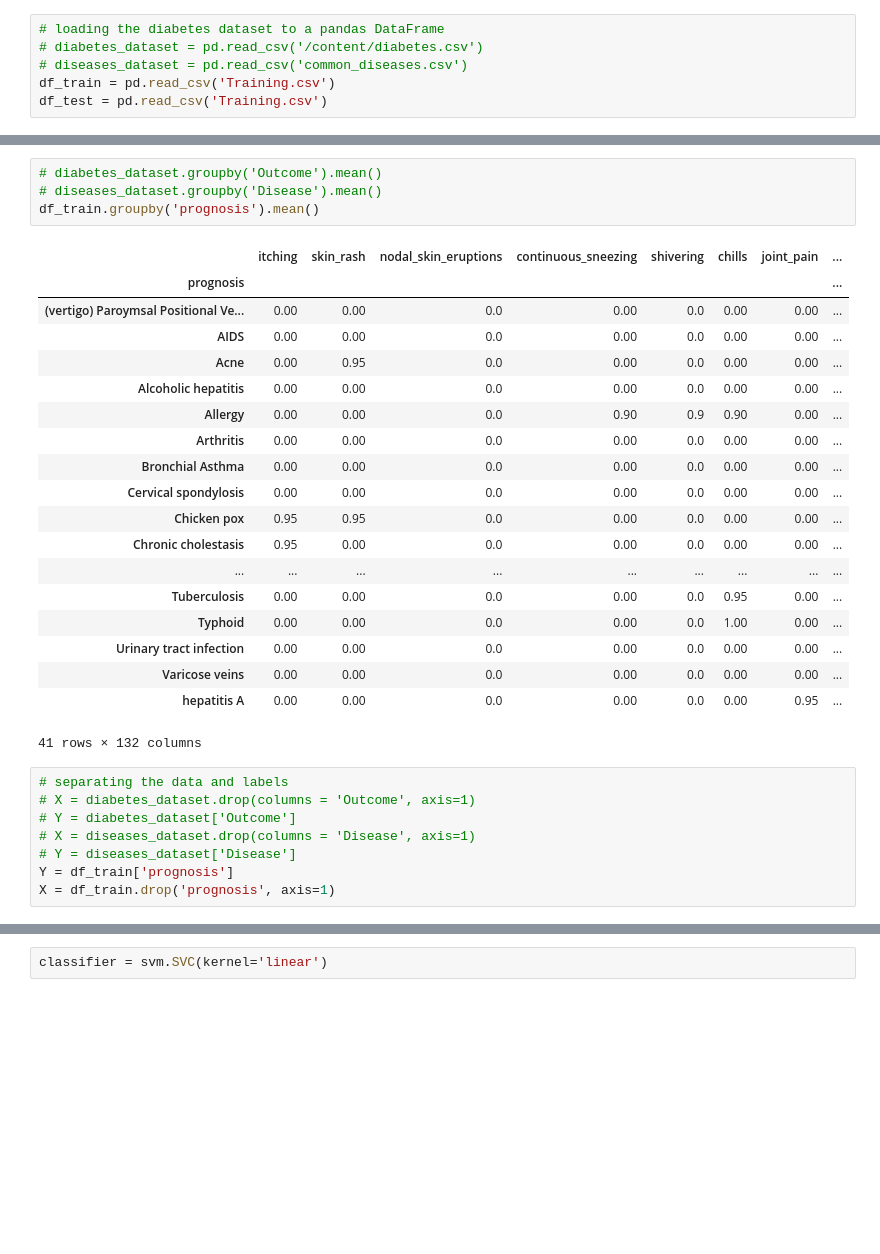
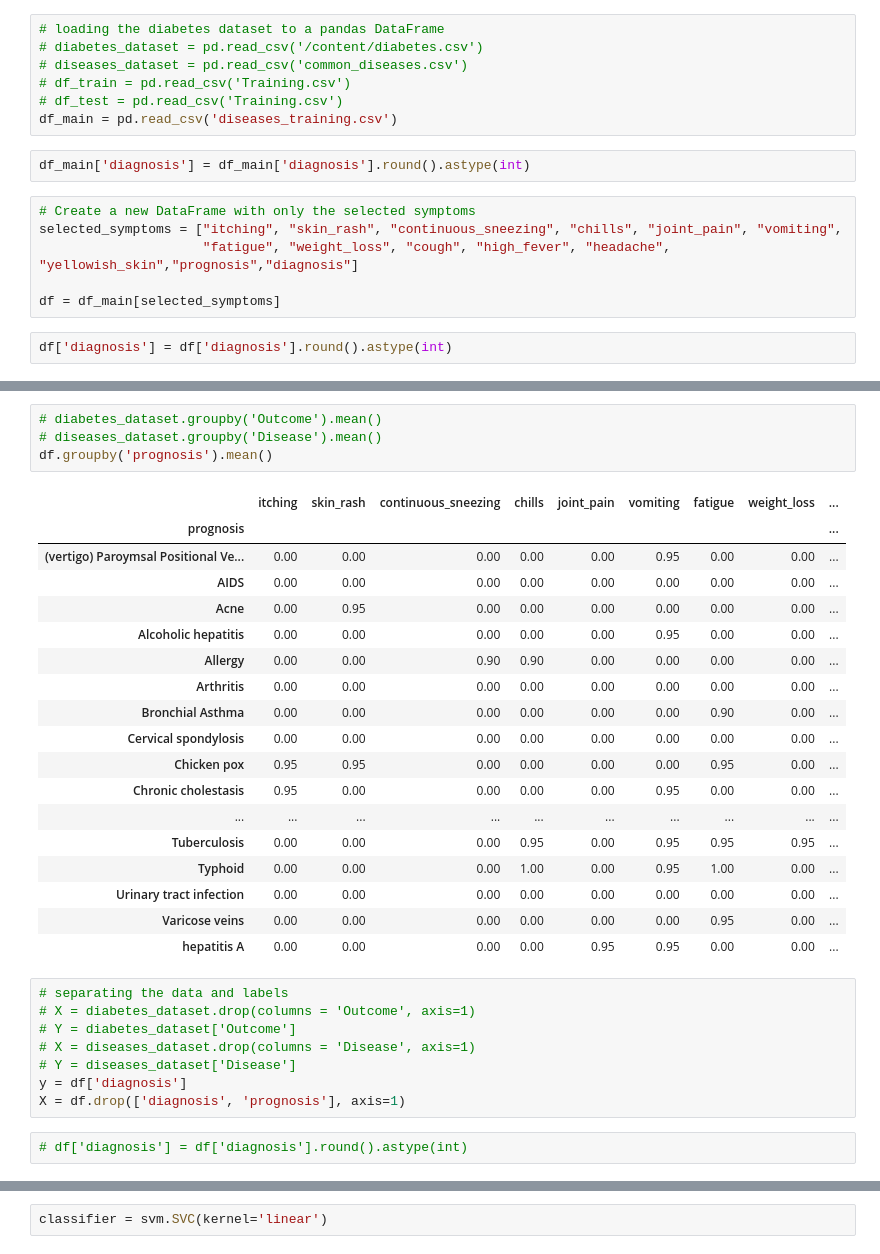
Before and after one commit to kibeert/ai_bootcamp342, a Jupyter notebook: common_diseases.ipynb, the cells around one changed output, grey strips where cells are left out. Drawn from its saved outputs; the diff is of its cells as text; blank space fills up the shorter version.

```diff
--- a/common_diseases.ipynb
+++ b/common_diseases.ipynb
@@ -35,8 +40,19 @@ import pickle
 # loading the diabetes dataset to a pandas DataFrame
 # diabetes_dataset = pd.read_csv('/content/diabetes.csv')
 # diseases_dataset = pd.read_csv('common_diseases.csv')
-df_train = pd.read_csv('Training.csv')
-df_test = pd.read_csv('Training.csv')
+# df_train = pd.read_csv('Training.csv')
+# df_test = pd.read_csv('Training.csv')
+df_main = pd.read_csv('diseases_training.csv')
+# %%
+df_main['diagnosis'] = df_main['diagnosis'].round().astype(int)
+# %%
+# Create a new DataFrame with only the selected symptoms
+selected_symptoms = ["itching", "skin_rash", "continuous_sneezing", "chills", "joint_pain", "vomiting",
+                     "fatigue", "weight_loss", "cough", "high_fever", "headache", "yellowish_skin","prognosis","diagnosis"]
+
+df = df_main[selected_symptoms]
+# %%
+df['diagnosis'] = df['diagnosis'].round().astype(int)
 # %%
 # printing the first 5 rows of the dataset
 # diabetes_dataset.head()
@@ -116,35 +139,36 @@ Name: prognosis, dtype: int64
 # %%
 # diabetes_dataset.groupby('Outcome').mean()
 # diseases_dataset.groupby('Disease').mean()
-df_train.groupby('prognosis').mean()
+df.groupby('prognosis').mean()
 # %% [output]
-|  | itching | skin_rash | nodal_skin_eruptions | continuous_sneezing | shivering | chills | joint_pain | ... |
-| prognosis |  |  |  |  |  |  |  | ... |
-| (vertigo) Paroymsal Positional Ve... | 0.00 | 0.00 | 0.0 | 0.00 | 0.0 | 0.00 | 0.00 | ... |
-| AIDS | 0.00 | 0.00 | 0.0 | 0.00 | 0.0 | 0.00 | 0.00 | ... |
-| Acne | 0.00 | 0.95 | 0.0 | 0.00 | 0.0 | 0.00 | 0.00 | ... |
-| Alcoholic hepatitis | 0.00 | 0.00 | 0.0 | 0.00 | 0.0 | 0.00 | 0.00 | ... |
-| Allergy | 0.00 | 0.00 | 0.0 | 0.90 | 0.9 | 0.90 | 0.00 | ... |
-| Arthritis | 0.00 | 0.00 | 0.0 | 0.00 | 0.0 | 0.00 | 0.00 | ... |
-| Bronchial Asthma | 0.00 | 0.00 | 0.0 | 0.00 | 0.0 | 0.00 | 0.00 | ... |
-| Cervical spondylosis | 0.00 | 0.00 | 0.0 | 0.00 | 0.0 | 0.00 | 0.00 | ... |
-| Chicken pox | 0.95 | 0.95 | 0.0 | 0.00 | 0.0 | 0.00 | 0.00 | ... |
-| Chronic cholestasis | 0.95 | 0.00 | 0.0 | 0.00 | 0.0 | 0.00 | 0.00 | ... |
-| ... | ... | ... | ... | ... | ... | ... | ... | ... |
-| Tuberculosis | 0.00 | 0.00 | 0.0 | 0.00 | 0.0 | 0.95 | 0.00 | ... |
-| Typhoid | 0.00 | 0.00 | 0.0 | 0.00 | 0.0 | 1.00 | 0.00 | ... |
-| Urinary tract infection | 0.00 | 0.00 | 0.0 | 0.00 | 0.0 | 0.00 | 0.00 | ... |
-| Varicose veins | 0.00 | 0.00 | 0.0 | 0.00 | 0.0 | 0.00 | 0.00 | ... |
-| hepatitis A | 0.00 | 0.00 | 0.0 | 0.00 | 0.0 | 0.00 | 0.95 | ... |
+|  | itching | skin_rash | continuous_sneezing | chills | joint_pain | vomiting | fatigue | weight_loss | ... |
+| prognosis |  |  |  |  |  |  |  |  | ... |
+| (vertigo) Paroymsal Positional Ve... | 0.00 | 0.00 | 0.00 | 0.00 | 0.00 | 0.95 | 0.00 | 0.00 | ... |
+| AIDS | 0.00 | 0.00 | 0.00 | 0.00 | 0.00 | 0.00 | 0.00 | 0.00 | ... |
+| Acne | 0.00 | 0.95 | 0.00 | 0.00 | 0.00 | 0.00 | 0.00 | 0.00 | ... |
+| Alcoholic hepatitis | 0.00 | 0.00 | 0.00 | 0.00 | 0.00 | 0.95 | 0.00 | 0.00 | ... |
+| Allergy | 0.00 | 0.00 | 0.90 | 0.90 | 0.00 | 0.00 | 0.00 | 0.00 | ... |
+| Arthritis | 0.00 | 0.00 | 0.00 | 0.00 | 0.00 | 0.00 | 0.00 | 0.00 | ... |
+| Bronchial Asthma | 0.00 | 0.00 | 0.00 | 0.00 | 0.00 | 0.00 | 0.90 | 0.00 | ... |
+| Cervical spondylosis | 0.00 | 0.00 | 0.00 | 0.00 | 0.00 | 0.00 | 0.00 | 0.00 | ... |
+| Chicken pox | 0.95 | 0.95 | 0.00 | 0.00 | 0.00 | 0.00 | 0.95 | 0.00 | ... |
+| Chronic cholestasis | 0.95 | 0.00 | 0.00 | 0.00 | 0.00 | 0.95 | 0.00 | 0.00 | ... |
+| ... | ... | ... | ... | ... | ... | ... | ... | ... | ... |
+| Tuberculosis | 0.00 | 0.00 | 0.00 | 0.95 | 0.00 | 0.95 | 0.95 | 0.95 | ... |
+| Typhoid | 0.00 | 0.00 | 0.00 | 1.00 | 0.00 | 0.95 | 1.00 | 0.00 | ... |
+| Urinary tract infection | 0.00 | 0.00 | 0.00 | 0.00 | 0.00 | 0.00 | 0.00 | 0.00 | ... |
+| Varicose veins | 0.00 | 0.00 | 0.00 | 0.00 | 0.00 | 0.00 | 0.95 | 0.00 | ... |
+| hepatitis A | 0.00 | 0.00 | 0.00 | 0.00 | 0.95 | 0.95 | 0.00 | 0.00 | ... |
-41 rows × 132 columns
 # %%
 # separating the data and labels
 # X = diabetes_dataset.drop(columns = 'Outcome', axis=1)
 # Y = diabetes_dataset['Outcome']
 # X = diseases_dataset.drop(columns = 'Disease', axis=1)
 # Y = diseases_dataset['Disease']
-Y = df_train['prognosis']
-X = df_train.drop('prognosis', axis=1)
+y = df['diagnosis']
+X = df.drop(['diagnosis', 'prognosis'], axis=1)
+# %%
+# df['diagnosis'] = df['diagnosis'].round().astype(int)
 # %%
 print(X)
 # %% [output]
```
Also changed, not shown: parts of 28 cells of this notebook.
